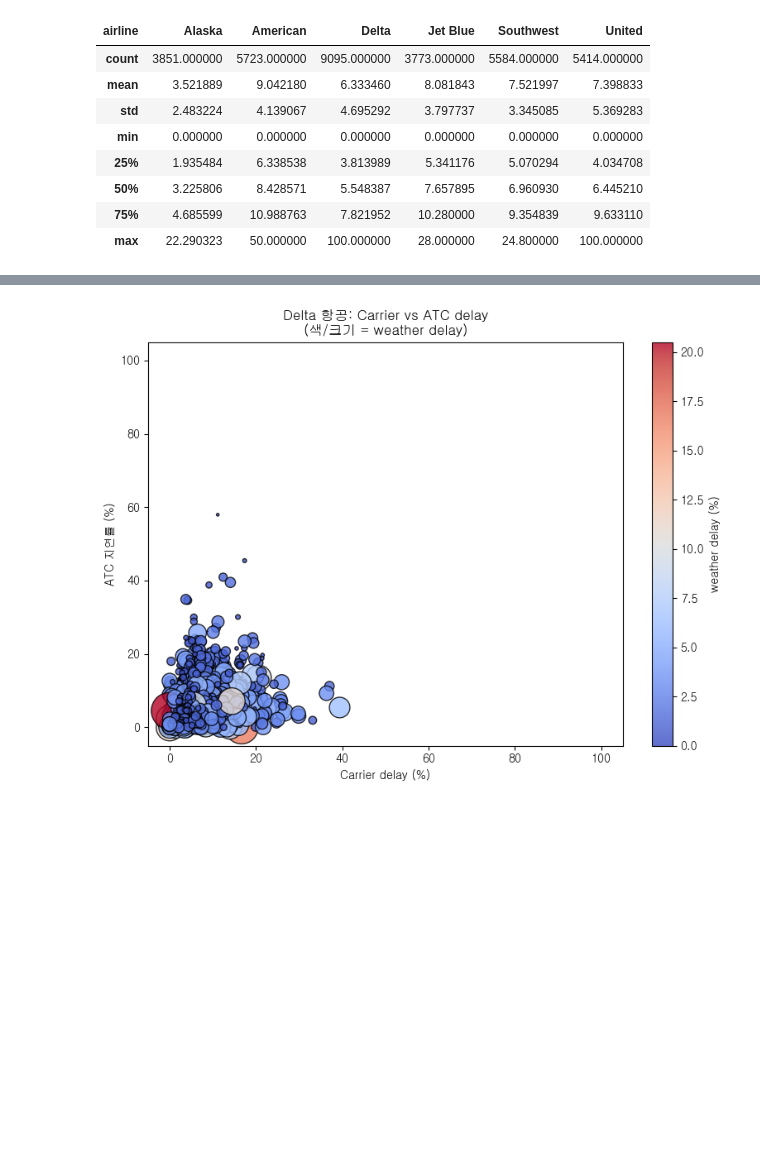
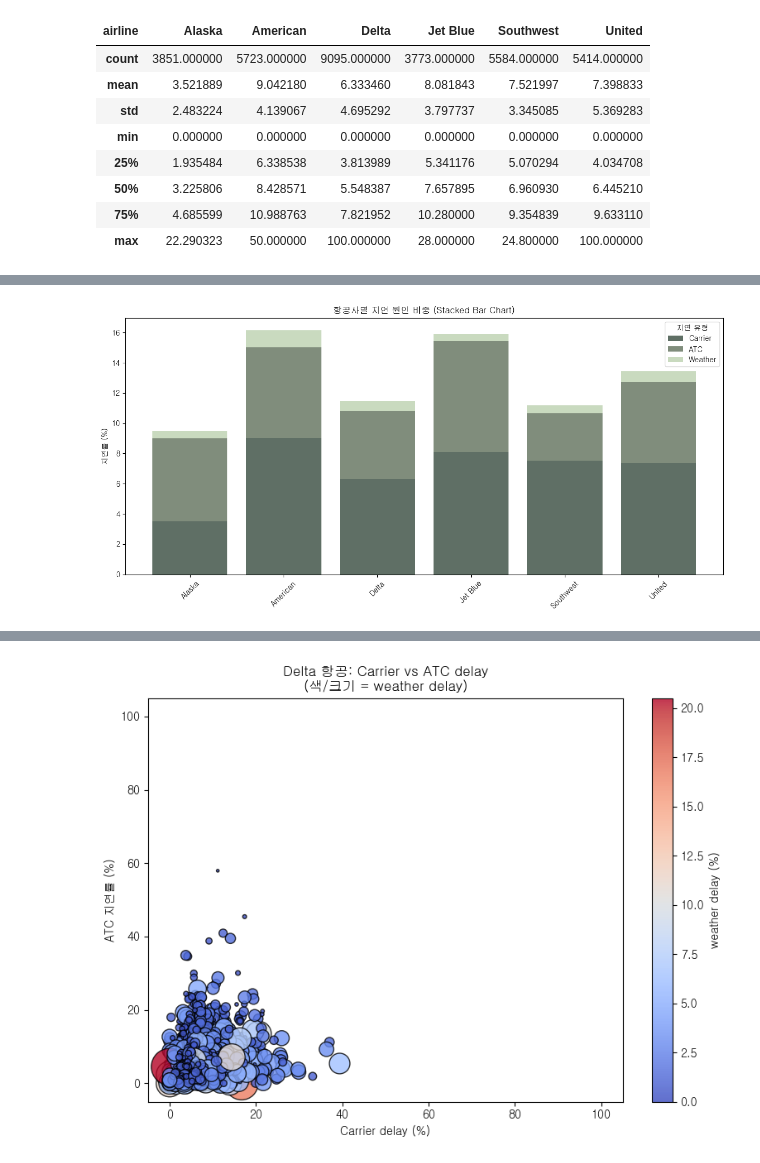
Before and after one commit to irisyshin/hipython_rep, a Jupyter notebook: 18_탐색적데이터분석.ipynb, the cells around one changed output, grey strips where cells are left out. Saved outputs shown, nothing was run; the diff lists cells and outputs as text; code cells hidden in the pictures; blank space fills up the shorter version.

```diff
--- a/18_탐색적데이터분석.ipynb
+++ b/18_탐색적데이터분석.ipynb
@@ -256,0 +295,30 @@ Passing `palette` without assigning `hue` is deprecated and will be removed in v
+# %%
+# 항공사별 평균 지연률 계산
+mean_delays = df1.groupby('airline')[['pct_carrier_delay', 'pct_atc_delay', 'pct_weather_delay']].mean()
+
+# stacked bar chart용 데이터 준비
+airlines = mean_delays.index
+carrier = mean_delays['pct_carrier_delay']
+atc = mean_delays['pct_atc_delay']
+weather = mean_delays['pct_weather_delay']
+
+# figure 생성
+fig, ax = plt.subplots(figsize=(12, 6))
+
+# stacked bar 그리기
+bar1 = ax.bar(airlines, carrier, label='Carrier', color='#5F6F65')
+bar2 = ax.bar(airlines, atc, bottom=carrier, label='ATC', color='#808D7C')
+bar3 = ax.bar(airlines, weather, bottom=carrier + atc, label='Weather', color='#C9DABF')
+
+# 라벨 및 제목 설정
+ax.set_ylabel('지연률 (%)')
+ax.set_title('항공사별 지연 원인 비중 (Stacked Bar Chart)')
+ax.legend(title='지연 유형')
+ax.set_xticks(range(len(airlines)))
+ax.set_xticklabels(airlines, rotation=45)
+
+# 그래프 출력
+plt.tight_layout()
+plt.show()
+# %% [output]
+[figure, added]
```
Also changed, not shown: parts of 5 cells of this notebook.
